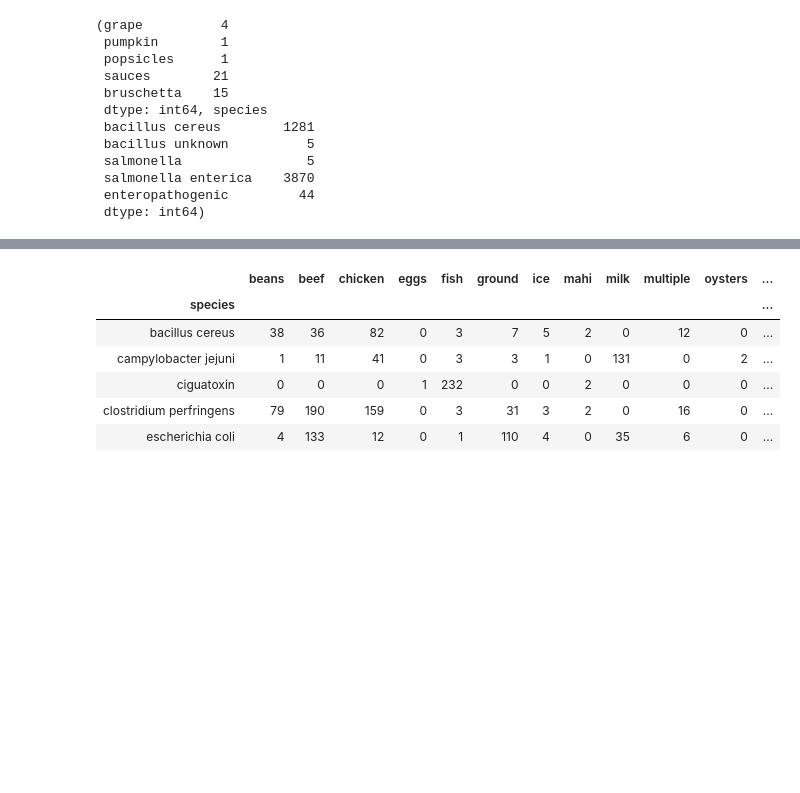
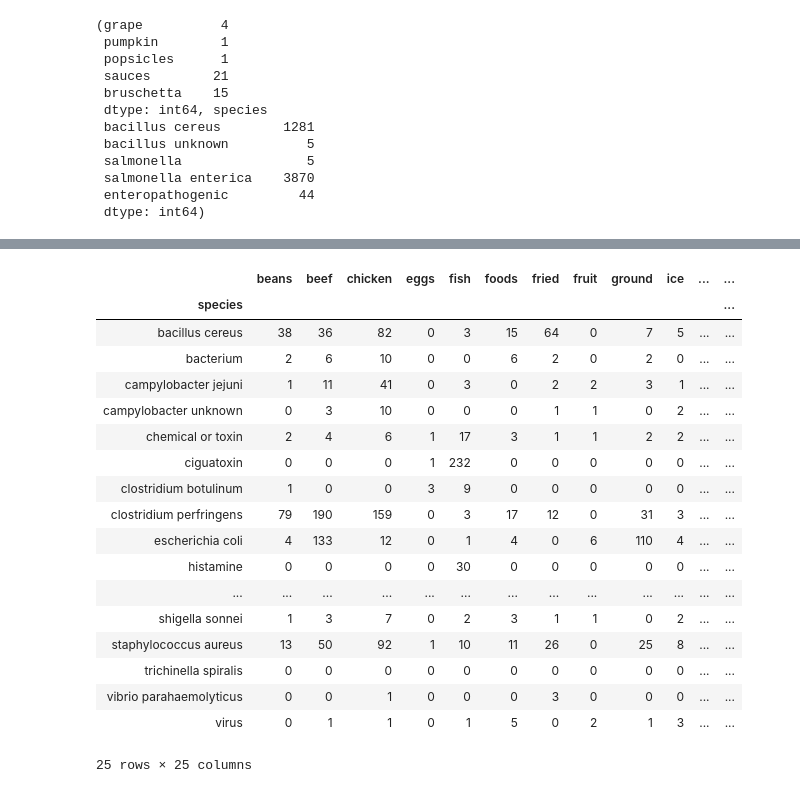
Before and after one commit to heathcliffs34/capstone_1, a Jupyter notebook: capstone1_food_species_correlation.ipynb, the cells around one changed output, grey strips where cells are left out. Drawn from its saved outputs; the diff is of its cells as text; code cells hidden in the pictures; blank space fills up the shorter version.

```diff
--- a/capstone1_food_species_correlation.ipynb
+++ b/capstone1_food_species_correlation.ipynb
@@ -35,7 +35,7 @@ df.drop(['unspecified','other','unknown'], axis=1, inplace=True)
 # %%
 df.drop(['unknown'], inplace=True)
 # %%
-target_foods = df.max().sort_values(ascending=False)[:20].index
+target_foods = df.max().sort_values(ascending=False)[:25].index
 # %%
 target_foods
 # %% [output]
@@ -45,3 +46,3 @@ Index(['salad', 'chicken', 'fish', 'sandwich', 'beef', 'tuna', 'mahi', 'pork',
       dtype='object')
 # %%
-target_species = df.max(axis=1).sort_values(ascending=False)[:12].index
+target_species = df.max(axis=1).sort_values(ascending=False)[:25].index
@@ -52,15 +55,27 @@ df = df.sort_values('species')
 # %%
 df = df.reindex(sorted(df.columns), axis=1)
 # %%
-df.head()
+df
 # %% [output]
-|  | beans | beef | chicken | eggs | fish | ground | ice | mahi | milk | multiple | oysters | ... |
+|  | beans | beef | chicken | eggs | fish | foods | fried | fruit | ground | ice | ... | ... |
 | species |  |  |  |  |  |  |  |  |  |  |  | ... |
-| bacillus cereus | 38 | 36 | 82 | 0 | 3 | 7 | 5 | 2 | 0 | 12 | 0 | ... |
-| campylobacter jejuni | 1 | 11 | 41 | 0 | 3 | 3 | 1 | 0 | 131 | 0 | 2 | ... |
-| ciguatoxin | 0 | 0 | 0 | 1 | 232 | 0 | 0 | 2 | 0 | 0 | 0 | ... |
-| clostridium perfringens | 79 | 190 | 159 | 0 | 3 | 31 | 3 | 2 | 0 | 16 | 0 | ... |
-| escherichia coli | 4 | 133 | 12 | 0 | 1 | 110 | 4 | 0 | 35 | 6 | 0 | ... |
+| bacillus cereus | 38 | 36 | 82 | 0 | 3 | 15 | 64 | 0 | 7 | 5 | ... | ... |
+| bacterium | 2 | 6 | 10 | 0 | 0 | 6 | 2 | 0 | 2 | 0 | ... | ... |
+| campylobacter jejuni | 1 | 11 | 41 | 0 | 3 | 0 | 2 | 2 | 3 | 1 | ... | ... |
+| campylobacter unknown | 0 | 3 | 10 | 0 | 0 | 0 | 1 | 1 | 0 | 2 | ... | ... |
+| chemical or toxin | 2 | 4 | 6 | 1 | 17 | 3 | 1 | 1 | 2 | 2 | ... | ... |
+| ciguatoxin | 0 | 0 | 0 | 1 | 232 | 0 | 0 | 0 | 0 | 0 | ... | ... |
+| clostridium botulinum | 1 | 0 | 0 | 3 | 9 | 0 | 0 | 0 | 0 | 0 | ... | ... |
+| clostridium perfringens | 79 | 190 | 159 | 0 | 3 | 17 | 12 | 0 | 31 | 3 | ... | ... |
+| escherichia coli | 4 | 133 | 12 | 0 | 1 | 4 | 0 | 6 | 110 | 4 | ... | ... |
+| histamine | 0 | 0 | 0 | 0 | 30 | 0 | 0 | 0 | 0 | 0 | ... | ... |
+| ... | ... | ... | ... | ... | ... | ... | ... | ... | ... | ... | ... | ... |
+| shigella sonnei | 1 | 3 | 7 | 0 | 2 | 3 | 1 | 1 | 0 | 2 | ... | ... |
+| staphylococcus aureus | 13 | 50 | 92 | 1 | 10 | 11 | 26 | 0 | 25 | 8 | ... | ... |
+| trichinella spiralis | 0 | 0 | 0 | 0 | 0 | 0 | 0 | 0 | 0 | 0 | ... | ... |
+| vibrio parahaemolyticus | 0 | 0 | 1 | 0 | 0 | 0 | 3 | 0 | 0 | 0 | ... | ... |
+| virus | 0 | 1 | 1 | 0 | 1 | 5 | 0 | 2 | 1 | 3 | ... | ... |
+25 rows × 25 columns
 # %%
 all_foods = df.sum(axis=1)
 # %%
```
Also changed, not shown: parts of 5 cells of this notebook, 4 other files.
